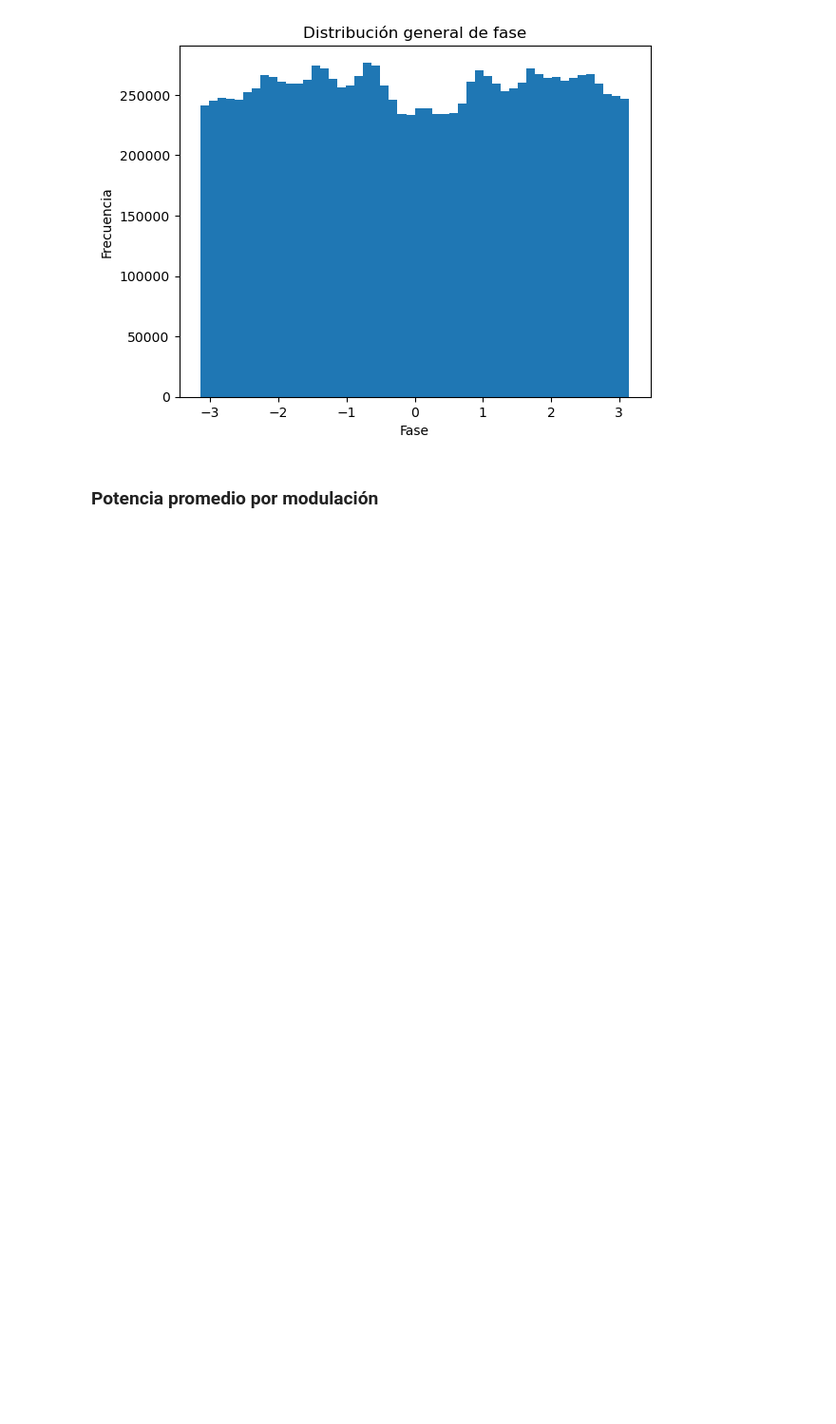
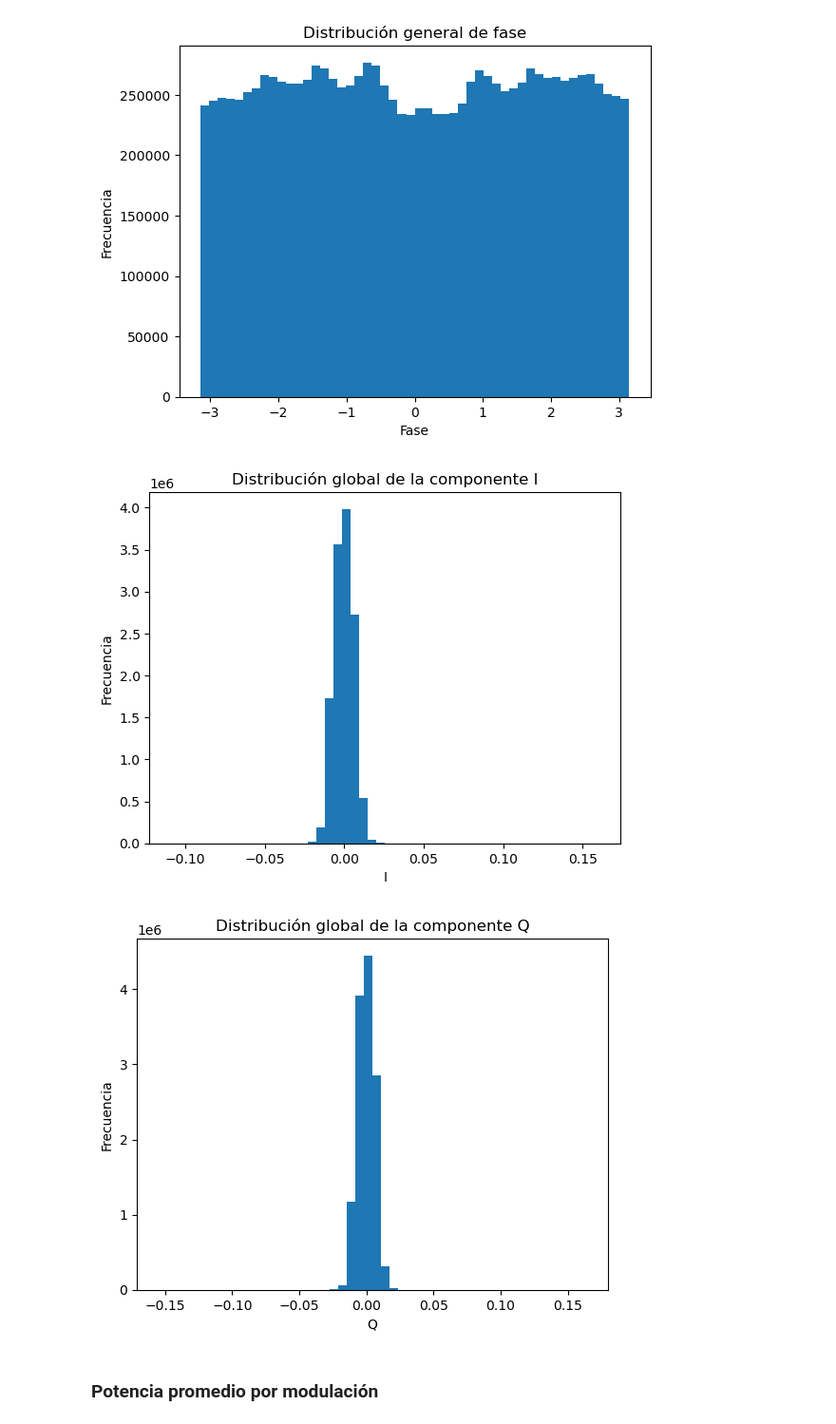
Before and after one commit to gbberru/ML-Digital-Modulations-classifier, a Jupyter notebook: notebook/digital-modulations-classifier.ipynb, the cells around one changed output. Shown at 95% size. Drawn from its saved outputs; the diff is of its cells as text; code cells hidden in the pictures; blank space fills up the shorter version.

```diff
--- a/notebook/digital-modulations-classifier.ipynb
+++ b/notebook/digital-modulations-classifier.ipynb
@@ -310,6 +346,25 @@ plt.show()
 # %% [output]
 [figure]
 [figure]
+# %%
+# Distribución global de I y Q
+I = X[:, 0, :]
+Q = X[:, 1, :]
+
+plt.hist(I.flatten(), bins=50)
+plt.title("Distribución global de la componente I")
+plt.xlabel("I")
+plt.ylabel("Frecuencia")
+plt.show()
+
+plt.hist(Q.flatten(), bins=50)
+plt.title("Distribución global de la componente Q")
+plt.xlabel("Q")
+plt.ylabel("Frecuencia")
+plt.show()
+# %% [output]
+[figure, added]
+[figure, added]
 # %% [markdown]
 ### Potencia promedio por modulación
 # %%
```
Also changed, not shown: parts of 5 cells of this notebook.
